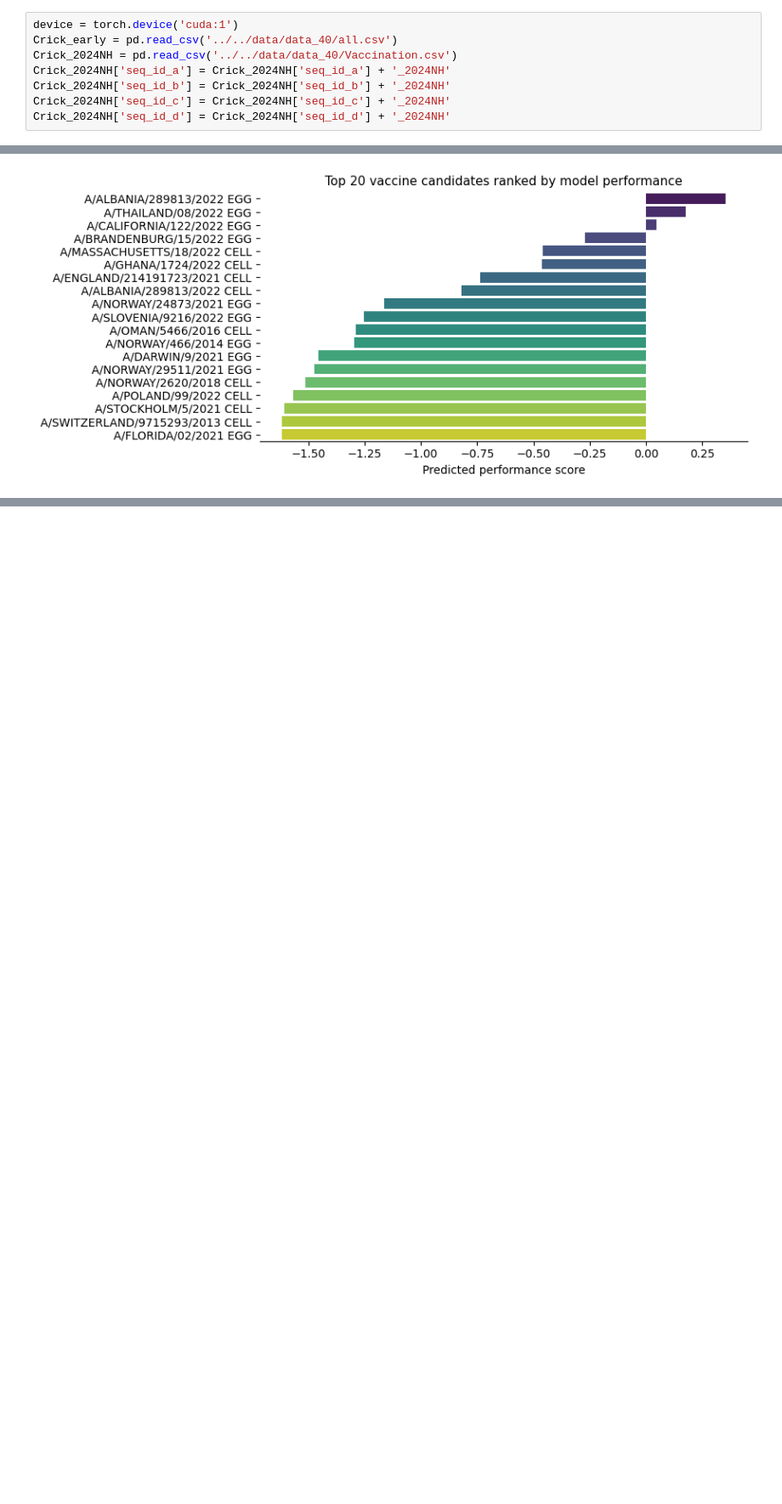
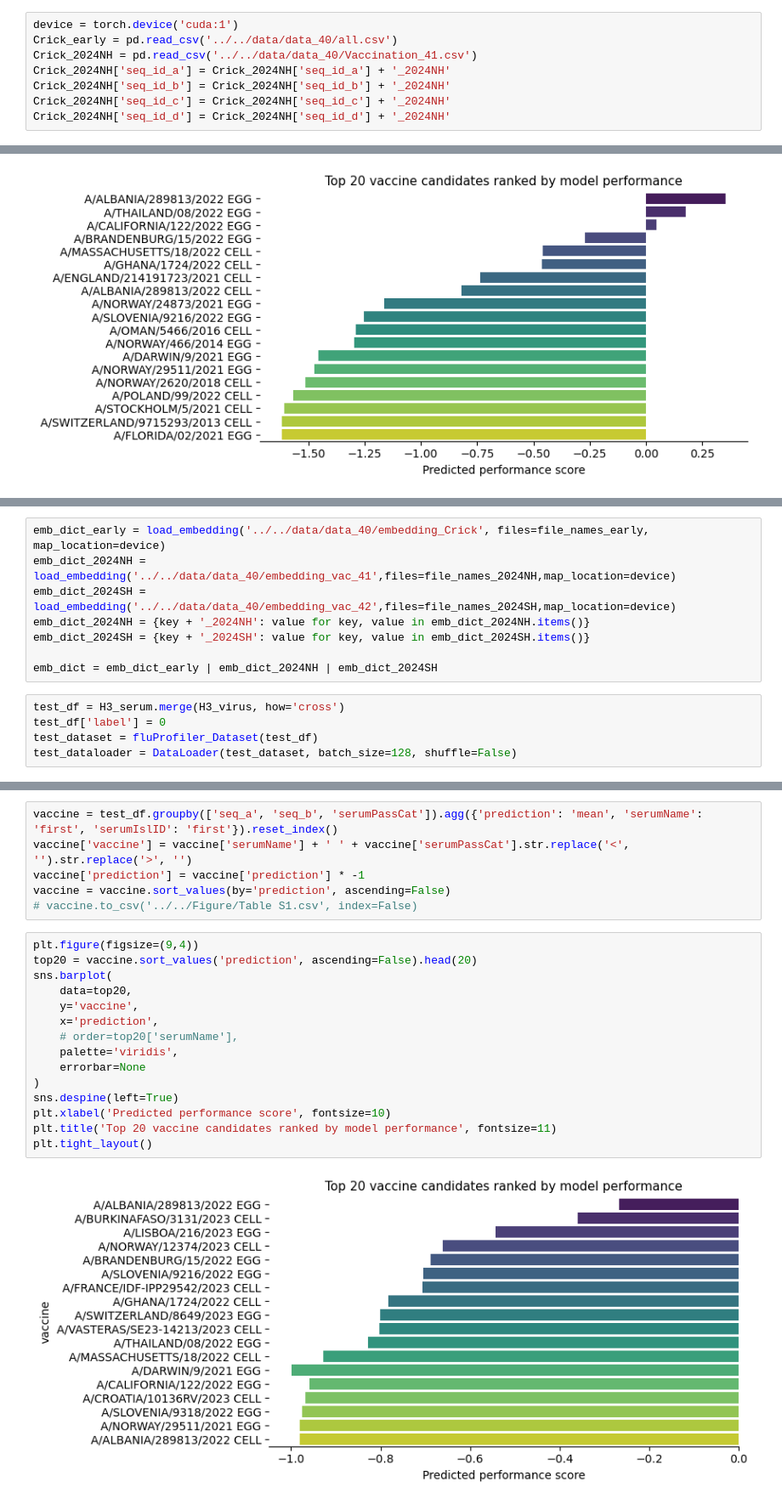
Before and after one commit to Chengxugorilla/fluProfiler, a Jupyter notebook: src/Section3_Vaccine_recommendation/vaccine_selection.ipynb, the cells around one changed output, grey strips where cells are left out. Shown at 85% size. Drawn from its saved outputs; the diff is of its cells as text; blank space fills up the shorter version.

```diff
--- a/src/Section3_Vaccine_recommendation/vaccine_selection.ipynb
+++ b/src/Section3_Vaccine_recommendation/vaccine_selection.ipynb
@@ -62,7 +62,7 @@ def generate_matrix(matrix_list):
 # %%
 device = torch.device('cuda:1')
 Crick_early = pd.read_csv('../../data/data_40/all.csv')
-Crick_2024NH = pd.read_csv('../../data/data_40/Vaccination.csv')
+Crick_2024NH = pd.read_csv('../../data/data_40/Vaccination_41.csv')
 Crick_2024NH['seq_id_a'] = Crick_2024NH['seq_id_a'] + '_2024NH'
 Crick_2024NH['seq_id_b'] = Crick_2024NH['seq_id_b'] + '_2024NH'
 Crick_2024NH['seq_id_c'] = Crick_2024NH['seq_id_c'] + '_2024NH'
@@ -183,0 +224,13 @@ plt.tight_layout()
+# %%
+emb_dict_early = load_embedding('../../data/data_40/embedding_Crick', files=file_names_early, map_location=device)
+emb_dict_2024NH = load_embedding('../../data/data_40/embedding_vac_41',files=file_names_2024NH,map_location=device)
+emb_dict_2024SH = load_embedding('../../data/data_40/embedding_vac_42',files=file_names_2024SH,map_location=device)
+emb_dict_2024NH = {key + '_2024NH': value for key, value in emb_dict_2024NH.items()}
+emb_dict_2024SH = {key + '_2024SH': value for key, value in emb_dict_2024SH.items()}
+
+emb_dict = emb_dict_early | emb_dict_2024NH | emb_dict_2024SH
+# %%
+test_df = H3_serum.merge(H3_virus, how='cross')
+test_df['label'] = 0
+test_dataset = fluProfiler_Dataset(test_df)
+test_dataloader = DataLoader(test_dataset, batch_size=128, shuffle=False)
@@ -183,0 +280,23 @@ plt.tight_layout()
+# %%
+vaccine = test_df.groupby(['seq_a', 'seq_b', 'serumPassCat']).agg({'prediction': 'mean', 'serumName': 'first', 'serumIslID': 'first'}).reset_index()
+vaccine['vaccine'] = vaccine['serumName'] + ' ' + vaccine['serumPassCat'].str.replace('<', '').str.replace('>', '')
+vaccine['prediction'] = vaccine['prediction'] * -1
+vaccine = vaccine.sort_values(by='prediction', ascending=False)
+# vaccine.to_csv('../../Figure/Table S1.csv', index=False)
+# %%
+plt.figure(figsize=(9,4))
+top20 = vaccine.sort_values('prediction', ascending=False).head(20)
+sns.barplot(
+    data=top20,
+    y='vaccine',
+    x='prediction',
+    # order=top20['serumName'],
+    palette='viridis',
+    errorbar=None
+)
+sns.despine(left=True)
+plt.xlabel('Predicted performance score', fontsize=10)
+plt.title('Top 20 vaccine candidates ranked by model performance', fontsize=11)
+plt.tight_layout()
+# %% [output]
+[figure, added]
```
Also changed, not shown: parts of 14 cells of this notebook, 10 other files.
